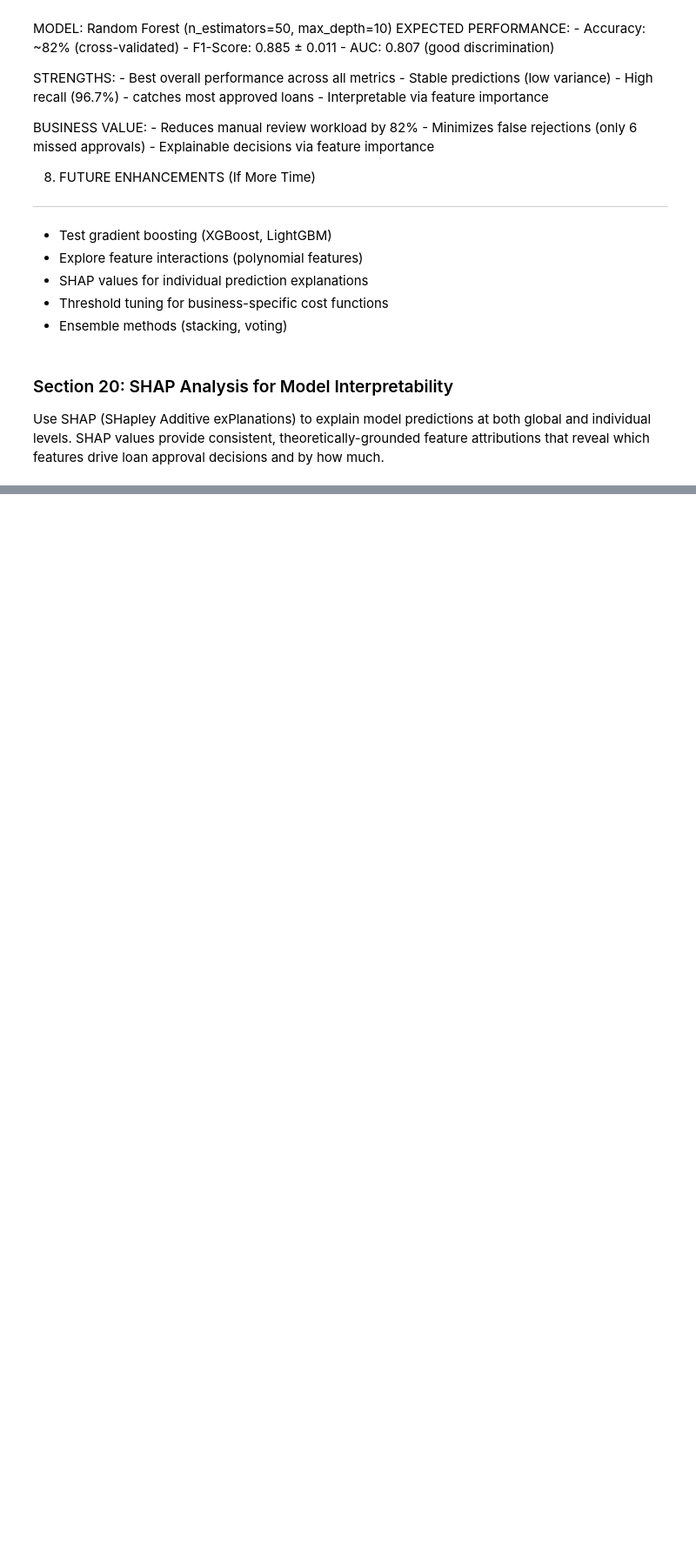
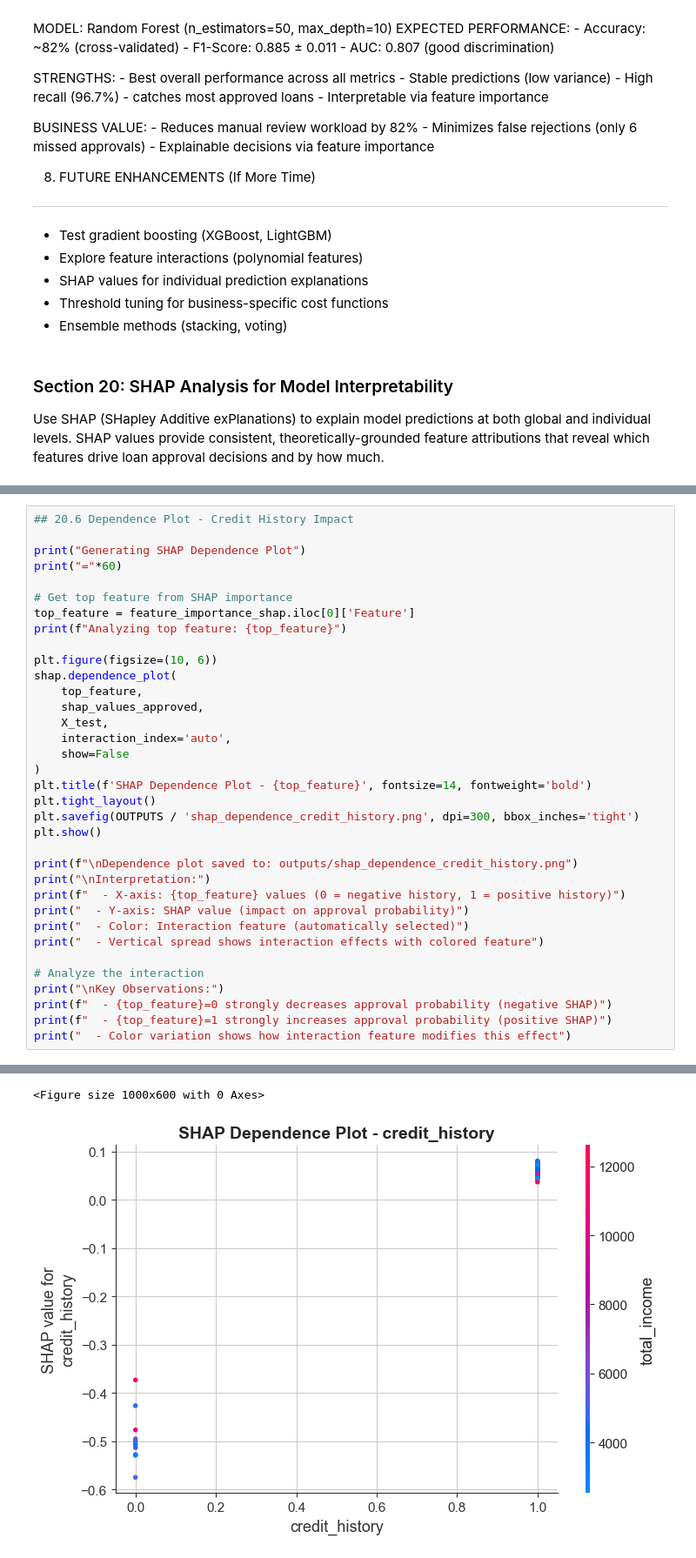
Before and after one commit to albertodiazdurana/loan-approval-prediction, a Jupyter notebook: notebooks/w01_d01_EDA_baseline_models.ipynb, the cells around one changed output, grey strips where cells are left out. Shown: that part at 87% size. Saved outputs shown, nothing was run; the diff lists cells and outputs as text; blank space fills up the shorter version.

```diff
--- a/notebooks/w01_d01_EDA_baseline_models.ipynb
+++ b/notebooks/w01_d01_EDA_baseline_models.ipynb
@@ -1504,0 +1776,36 @@ SHAP version: 0.50.0
+# %%
+## 20.6 Dependence Plot - Credit History Impact
+
+print("Generating SHAP Dependence Plot")
+print("="*60)
+
+# Get top feature from SHAP importance
+top_feature = feature_importance_shap.iloc[0]['Feature']
+print(f"Analyzing top feature: {top_feature}")
+
+plt.figure(figsize=(10, 6))
+shap.dependence_plot(
+    top_feature,
+    shap_values_approved,
+    X_test,
+    interaction_index='auto',
+    show=False
+)
+plt.title(f'SHAP Dependence Plot - {top_feature}', fontsize=14, fontweight='bold')
+plt.tight_layout()
+plt.savefig(OUTPUTS / 'shap_dependence_credit_history.png', dpi=300, bbox_inches='tight')
+plt.show()
+
+print(f"\nDependence plot saved to: outputs/shap_dependence_credit_history.png")
+print("\nInterpretation:")
+print(f"  - X-axis: {top_feature} values (0 = negative history, 1 = positive history)")
+print("  - Y-axis: SHAP value (impact on approval probability)")
+print("  - Color: Interaction feature (automatically selected)")
+print("  - Vertical spread shows interaction effects with colored feature")
+
+# Analyze the interaction
+print("\nKey Observations:")
+print(f"  - {top_feature}=0 strongly decreases approval probability (negative SHAP)")
+print(f"  - {top_feature}=1 strongly increases approval probability (positive SHAP)")
+print("  - Color variation shows how interaction feature modifies this effect")
+# %% [output]
@@ -1504,0 +1815,2 @@ SHAP version: 0.50.0
+<Figure size 1000x600 with 0 Axes>
+[figure, added]
```
Also changed, not shown: parts of 13 cells of this notebook, 6 other files.
